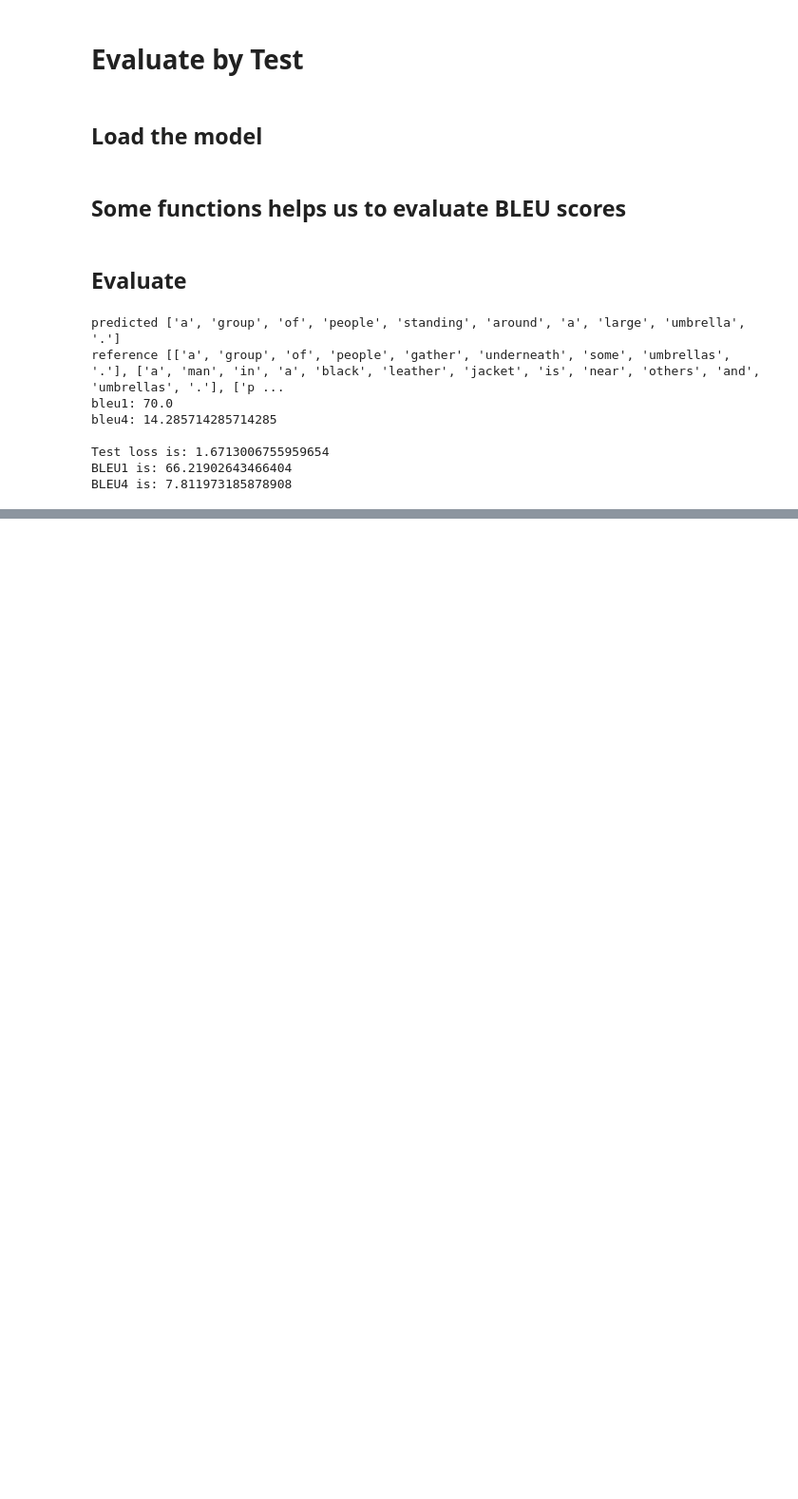
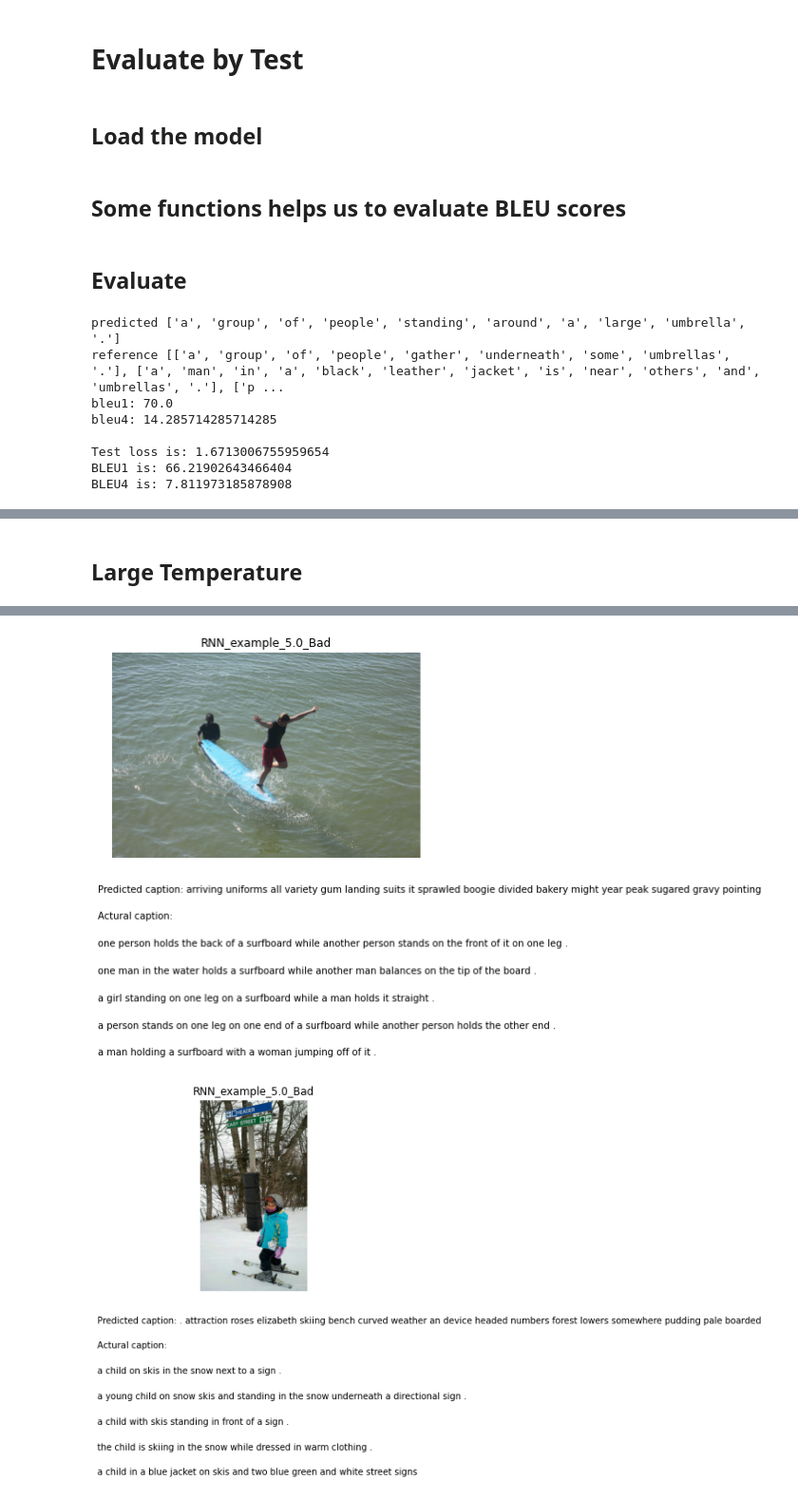
Before and after one commit to hblyx/CSE-151B, a Jupyter notebook: PA4/RNN.ipynb, the cells around one changed output, grey strips where cells are left out. Shown at 95% size. Drawn from its saved outputs; the diff is of its cells as text; code cells hidden in the pictures; blank space fills up the shorter version.

```diff
--- a/PA4/RNN.ipynb
+++ b/PA4/RNN.ipynb
@@ -368,0 +499,44 @@ BLEU4 is: 7.811973185878908
+# %% [markdown]
+## Large Temperature
+# %%
+# turn the evaluation mode on
+encoder.eval()
+decoder.eval()
+
+good = 0
+bad = 0
+with torch.no_grad():
+    # go through the test set
+    for batch_idx, (image, target, img_ids) in enumerate(test_data_loader):
+        image, target = image.to(device), target.to(device) # set to GPU
+
+        # forward the model
+        feature = encoder(image)
+        output = decoder(feature, target)
+
+        # predict according to the image embedding
+        feat = feature.unsqueeze(1) # reshape to make it can be predicted by the model
+        predicted_captions = decoder.predict(feat,deterministic=False, temp=5.0)
+        # convert predictions(list of word_idx) into sentence(list of words)
+        predicted_captions = caption2sentence(predicted_captions, vocabulary)
+
+
+        for i in range(len(predicted_captions)): # go through each element in the batch
+            predicted = predicted_captions[i]
+            im_id = img_ids[i] # get the img_id of the image
+            reference = get_reference_caption(im_id, coco_test) # get reference for the image
+
+            # get scores
+            score1 = bleu1(reference, predicted)
+            score4 = bleu4(reference, predicted)
+
+            if score1 < 20 and bad < 3:
+                get_example(im_id,coco_test,reference,predicted,"Bad", "5.0")
+                bad += 1
+            if score1 > 90 and good < 1:
+                get_example(im_id,coco_test,reference,predicted,"Good", "5.0")
+                good += 1
+
+        if good >= 1 and bad >= 3:
+                break
+# %% [output]
@@ -368,0 +547,2 @@ BLEU4 is: 7.811973185878908
+[figure, added]
+[figure, added]
```
Also changed, not shown: parts of 11 cells of this notebook.
